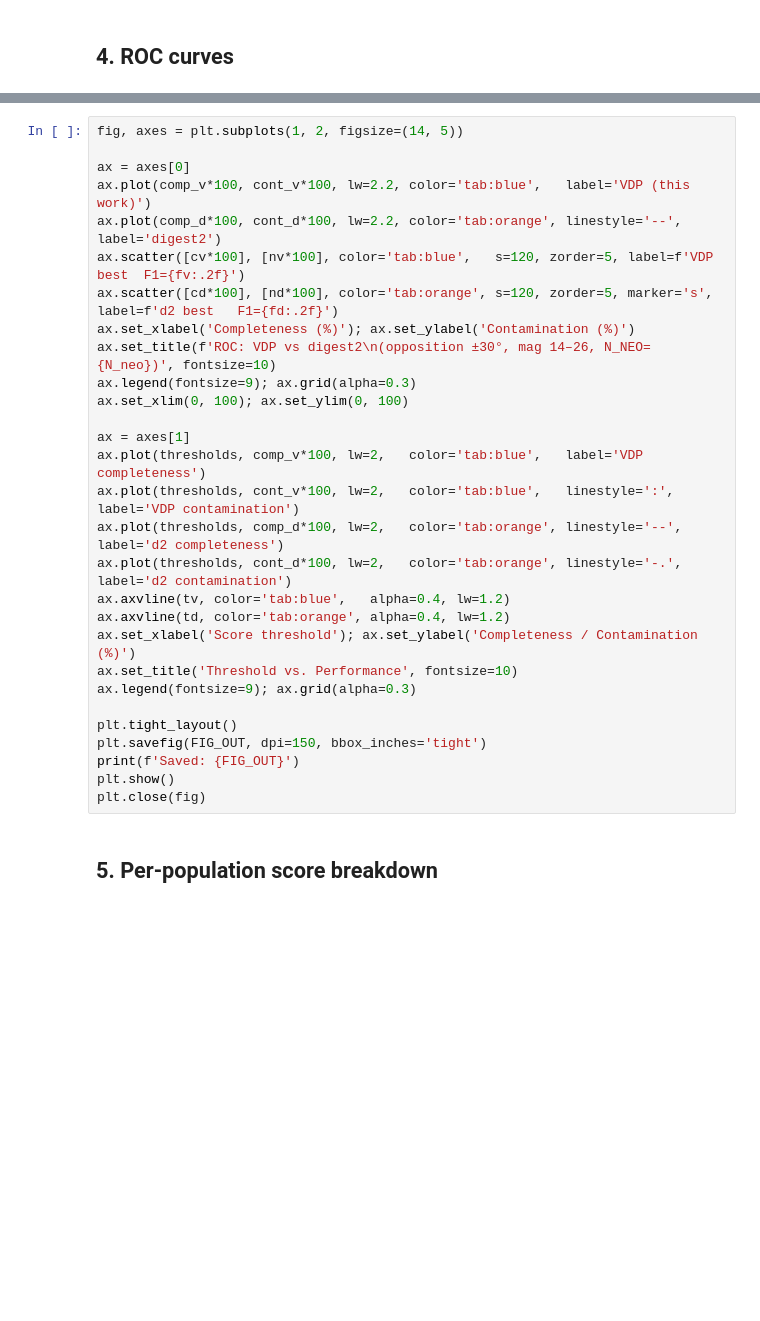
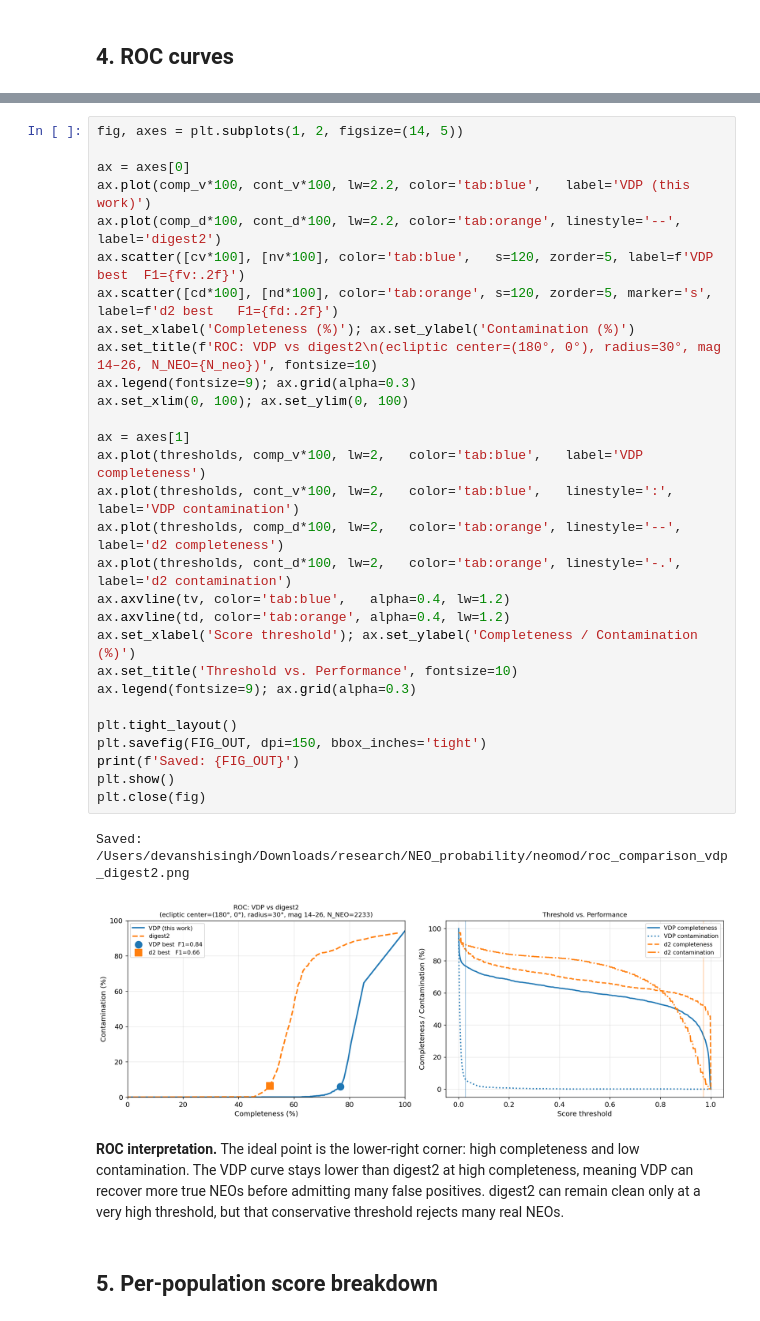
Before and after one commit to devanshi-s04/neomod, a Jupyter notebook: digest2_comparison.ipynb, the cells around one changed output, grey strips where cells are left out. Cells and saved outputs as stored; diff of their text form; blank space fills up the shorter version.

Commit message:
comp with digest2

```diff
--- a/digest2_comparison.ipynb
+++ b/digest2_comparison.ipynb
@@ -120,32 +152,37 @@ Digest2 best: t=0.090  completeness=75.4%  contamination=6.8%  F1=0.834
 # %%
 fig, axes = plt.subplots(1, 2, figsize=(14, 5))
 
 ax = axes[0]
 ax.plot(comp_v*100, cont_v*100, lw=2.2, color='tab:blue',   label='VDP (this work)')
 ax.plot(comp_d*100, cont_d*100, lw=2.2, color='tab:orange', linestyle='--', label='digest2')
 ax.scatter([cv*100], [nv*100], color='tab:blue',   s=120, zorder=5, label=f'VDP best  F1={fv:.2f}')
 ax.scatter([cd*100], [nd*100], color='tab:orange', s=120, zorder=5, marker='s', label=f'd2 best   F1={fd:.2f}')
 ax.set_xlabel('Completeness (%)'); ax.set_ylabel('Contamination (%)')
-ax.set_title(f'ROC: VDP vs digest2\n(opposition ±30°, mag 14–26, N_NEO={N_neo})', fontsize=10)
+ax.set_title(f'ROC: VDP vs digest2\n(ecliptic center=(180°, 0°), radius=30°, mag 14–26, N_NEO={N_neo})', fontsize=10)
 ax.legend(fontsize=9); ax.grid(alpha=0.3)
 ax.set_xlim(0, 100); ax.set_ylim(0, 100)
 
 ax = axes[1]
 ax.plot(thresholds, comp_v*100, lw=2,   color='tab:blue',   label='VDP completeness')
 ax.plot(thresholds, cont_v*100, lw=2,   color='tab:blue',   linestyle=':', label='VDP contamination')
 ax.plot(thresholds, comp_d*100, lw=2,   color='tab:orange', linestyle='--', label='d2 completeness')
 ax.plot(thresholds, cont_d*100, lw=2,   color='tab:orange', linestyle='-.', label='d2 contamination')
 ax.axvline(tv, color='tab:blue',   alpha=0.4, lw=1.2)
 ax.axvline(td, color='tab:orange', alpha=0.4, lw=1.2)
 ax.set_xlabel('Score threshold'); ax.set_ylabel('Completeness / Contamination (%)')
 ax.set_title('Threshold vs. Performance', fontsize=10)
 ax.legend(fontsize=9); ax.grid(alpha=0.3)
 
 plt.tight_layout()
 plt.savefig(FIG_OUT, dpi=150, bbox_inches='tight')
 print(f'Saved: {FIG_OUT}')
 plt.show()
 plt.close(fig)
+# %% [output]
+Saved: /Users/devanshisingh/Downloads/research/NEO_probability/neomod/roc_comparison_vdp_digest2.png
+[figure, added]
+# %% [markdown]
+**ROC interpretation.** The ideal point is the lower-right corner: high completeness and low contamination. The VDP curve stays lower than digest2 at high completeness, meaning VDP can recover more true NEOs before admitting many false positives. digest2 can remain clean only at a very high threshold, but that conservative threshold rejects many real NEOs.
 # %% [markdown]
 ## 5. Per-population score breakdown
 # %%
```
Also changed, not shown: parts of 18 cells of this notebook, 9 other files.
